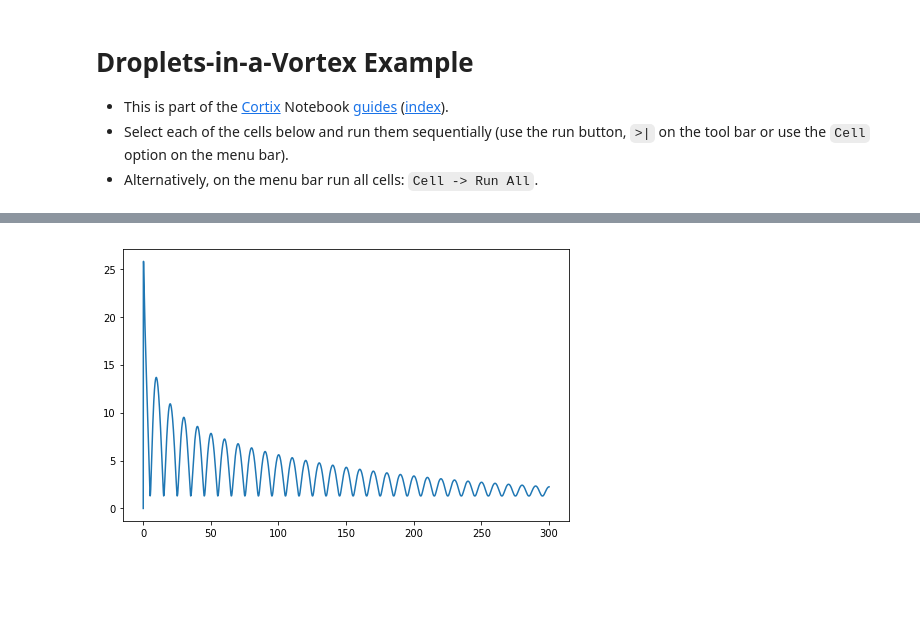
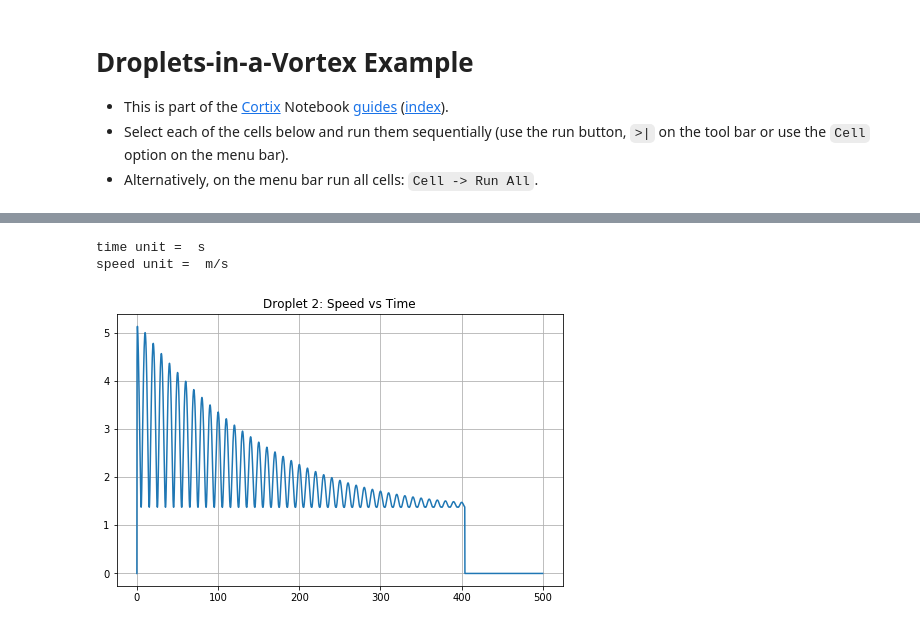
Before and after one commit to dpploy/cortix-nb, a Jupyter notebook: run_droplet.ipynb, the cells around one changed output, grey strips where cells are left out. Drawn from its saved outputs; the diff is of its cells as text; code cells hidden in the pictures; blank space fills up the shorter version.

```diff
--- a/run_droplet.ipynb
+++ b/run_droplet.ipynb
@@ -32,6 +44,6 @@ cortix = Cortix(use_mpi=False,splash=False)
 # Set parameters in SI units
 
 n_droplets = 5
-end_time = 300
+end_time = 500
 time_step = 0.1
 # %% [output]
@@ -146,0 +173,9 @@ plt.show()
+# %%
+(radial_position_quant,time_unit) = droplet_1.state.get_quantity_history('radial-position')
+print('time unit = ',time_unit)
+print('rad. pos. unit = ',radial_position_quant.unit)
+rad_pos = radial_position_quant.value
+rad_pos.plot(title='Droplet 1: Radial Position vs Time')
+plt.rcParams['figure.figsize'] = [8,5]
+plt.grid()
+plt.show()
@@ -147,8 +186,16 @@ plt.show()
 # %%
-droplet_2 = cortix.modules[6]
-speed = droplet_2.state.get_quantity_history('speed')[0].value
-speed.plot()
+'''Droplet 2 Module State'''
+
+droplet_2 = cortix.modules[4]
+(speed_quant,time_unit) = droplet_2.state.get_quantity_history('speed')
+print('time unit = ',time_unit)
+print('speed unit = ',speed_quant.unit)
+speed = speed_quant.value
+speed.plot(title='Droplet 2: Speed vs Time')
 plt.rcParams['figure.figsize'] = [8,5]
+plt.grid()
 plt.show()
 # %% [output]
+time unit =  s
+speed unit =  m/s
-[figure, old version]
+[figure, new version]
```
Also changed, not shown: parts of 19 cells of this notebook.
